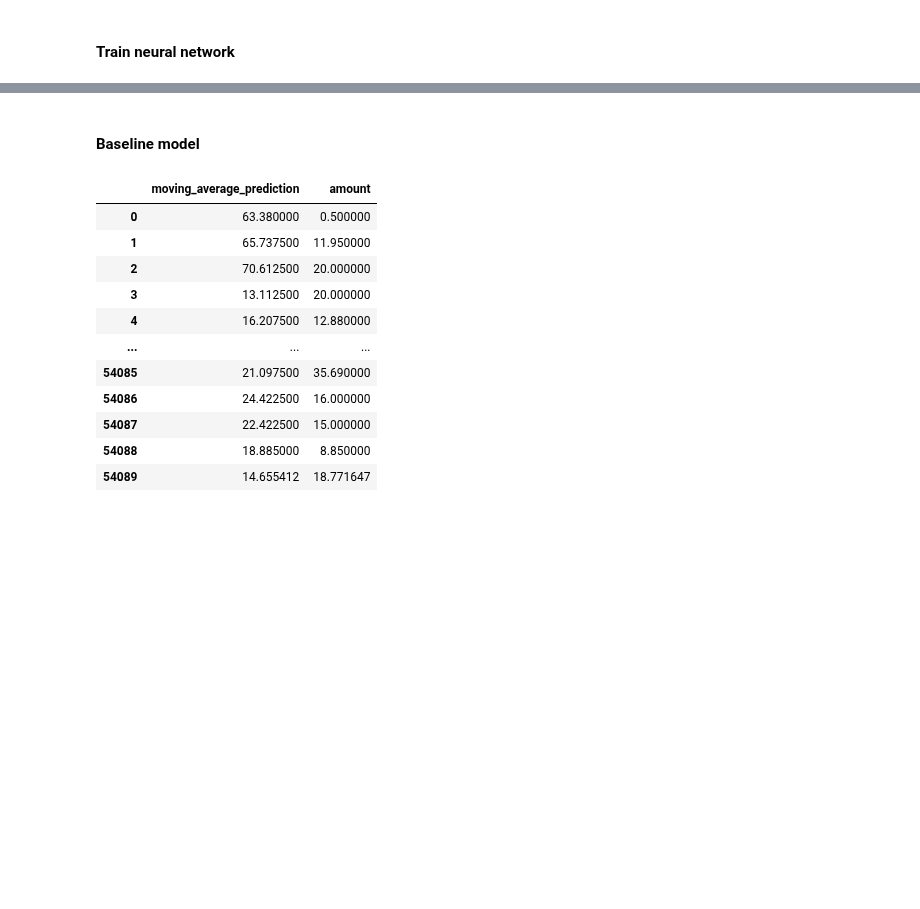
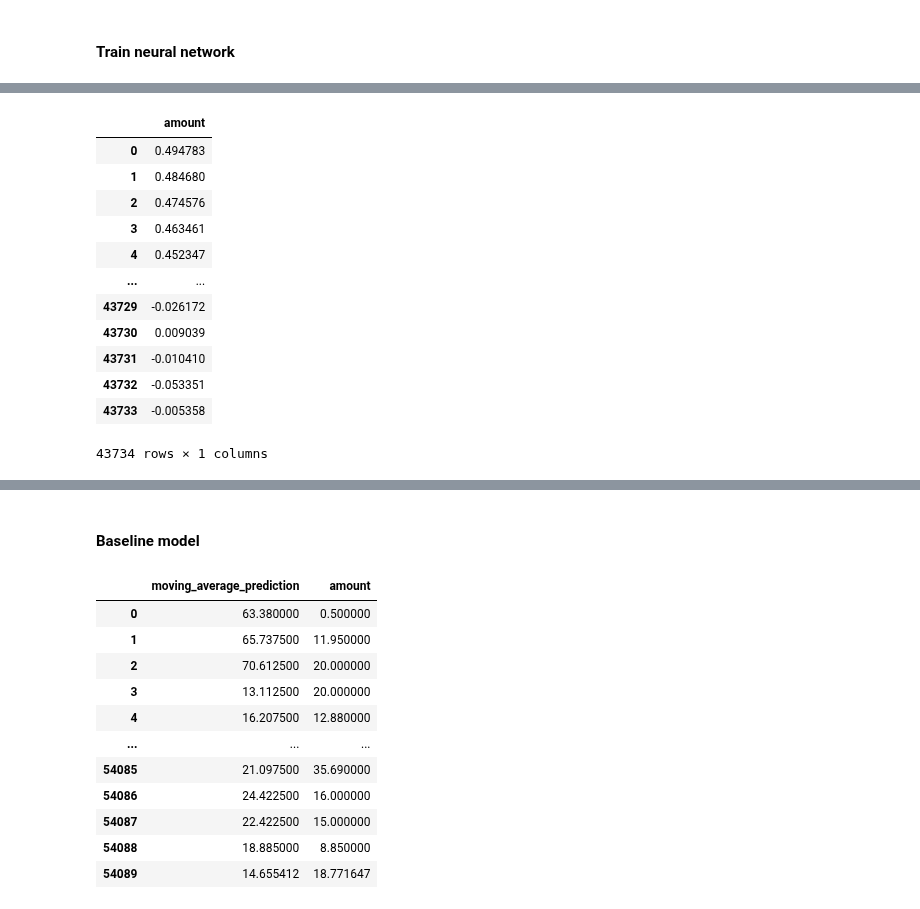
Before and after one commit to slavyolov/Algorithms, a Jupyter notebook: NFT_SU.ipynb, the cells around one changed output, grey strips where cells are left out. Drawn from its saved outputs; the diff is of its cells as text; code cells hidden in the pictures; blank space fills up the shorter version.

```diff
--- a/NFT_SU.ipynb
+++ b/NFT_SU.ipynb
@@ -584,3 +693,21 @@ array([[ 0.24142057],
+# %%
+y_test = y_test.reset_index()
+y_test = y_test[["amount"]]
+y_test
+# %% [output]
+|  | amount |
+| 0 | 0.494783 |
+| 1 | 0.484680 |
+| 2 | 0.474576 |
+| 3 | 0.463461 |
+| 4 | 0.452347 |
+| ... | ... |
+| 43729 | -0.026172 |
+| 43730 | 0.009039 |
+| 43731 | -0.010410 |
+| 43732 | -0.053351 |
+| 43733 | -0.005358 |
+43734 rows × 1 columns
 # %%
 y_test_pred = pd.DataFrame(y_test_pred)
 y_test_pred.columns = ['predicted_amount']
```
Also changed, not shown: parts of 23 cells of this notebook.
